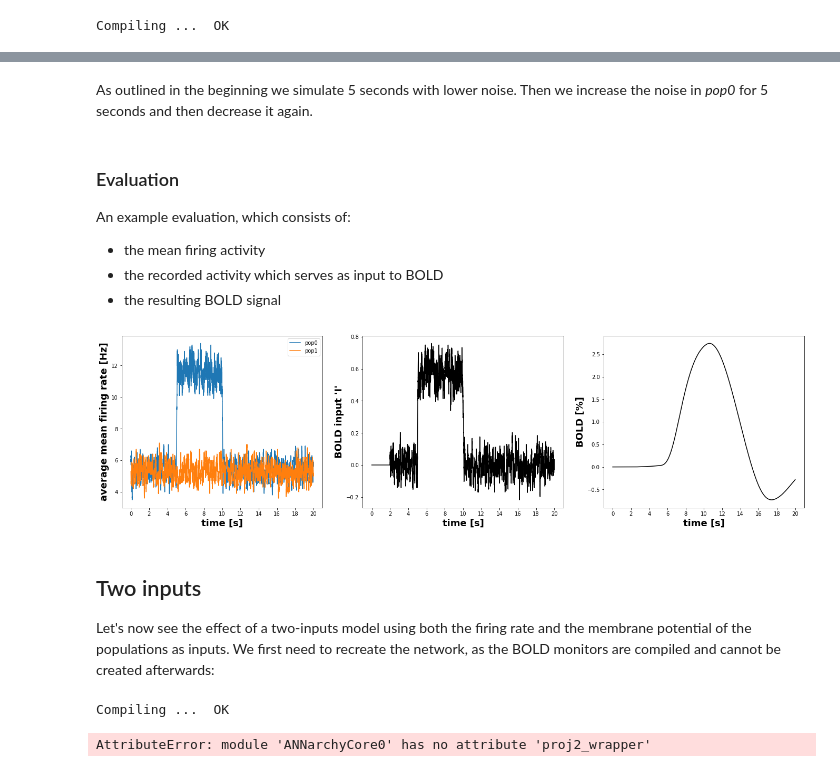
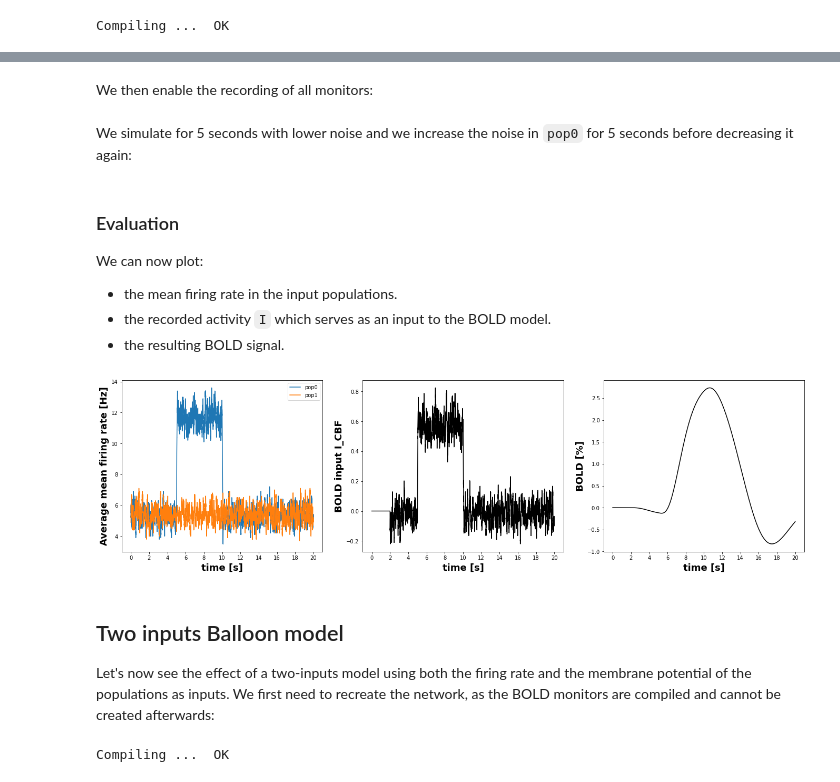
Before and after one commit to ANNarchy/ANNarchy.github.io, a Jupyter notebook: docs/example/BoldMonitoring.ipynb, the cells around one changed output, grey strips where cells are left out. Drawn from its saved outputs; the diff is of its cells as text; code cells hidden in the pictures.

```diff
--- a/docs/example/BoldMonitoring.ipynb
+++ b/docs/example/BoldMonitoring.ipynb
@@ -97,10 +105,10 @@ m_bold = BoldMonitor(
 
     bold_model = balloon_RN(),                # BOLD model to use (default is balloon_RN)
 
-    mapping = {'I': 'r'},
+    mapping = {'I_CBF': 'r'},
 
     normalize_input = 2000,                   # time window to compute baseline. It should be a multiple of the window used for the mean firing rate.
 
-    recorded_variables = ["I", "BOLD"]        # we want to analyze the BOLD input
+    recorded_variables = ["I_CBF", "BOLD"]        # we want to analyze the BOLD input
 )
 # %% [markdown]
@@ -121,10 +127,12 @@ Then we enable the recording of all monitors which we disabled on creation as we
+# %% [markdown]
+We then enable the recording of all monitors:
 # %%
 # Start recording
 mon_pop0.start()
 mon_pop1.start()
 m_bold.start()
 # %% [markdown]
-As outlined in the beginning we simulate 5 seconds with lower noise. Then we increase the noise in *pop0* for 5 seconds and then decrease it again.
+We simulate for 5 seconds with lower noise and we increase the noise in `pop0` for 5 seconds before decreasing it again:
 # %%
 # we manipulate the noise for the half of the neurons
 simulate(5000)      # 5s with low noise
@@ -137,53 +145,53 @@ simulate(10000)     # 10s with low noise
 mean_fr1 = np.mean(mon_pop0.get("r"), axis=1)
 mean_fr2 = np.mean(mon_pop1.get("r"), axis=1)
 
-input_data = m_bold.get("I")
+input_data = m_bold.get("I_CBF")
 bold_data = m_bold.get("BOLD")
 # %% [markdown]
 ### Evaluation
 
-An example evaluation, which consists of:
+We can now plot:
 
-* the mean firing activity
-* the recorded activity which serves as input to BOLD
-* the resulting BOLD signal
+* the mean firing rate in the input populations.
+* the recorded activity `I` which serves as an input to the BOLD model.
+* the resulting BOLD signal.
 # %%
 import matplotlib.pyplot as plt
 
 plt.figure(figsize=(20,6))
 grid = plt.GridSpec(1, 3, left=0.05, right=0.95)
 
 # mean firing rate
 ax1 = plt.subplot(grid[0, 0])
 
 ax1.plot(mean_fr1, label="pop0")
 ax1.plot(mean_fr2, label="pop1")
 plt.legend()
-ax1.set_ylabel("average mean firing rate [Hz]", fontweight="bold", fontsize=18)
+ax1.set_ylabel("Average mean firing rate [Hz]", fontweight="bold", fontsize=18)
 
 # BOLD input signal
 ax2 = plt.subplot(grid[0, 1])
 
 ax2.plot(input_data, color="k")
-ax2.set_ylabel("BOLD input 'I'", fontweight="bold", fontsize=18)
+ax2.set_ylabel("BOLD input I_CBF", fontweight="bold", fontsize=18)
 
 # BOLD output signal
 ax3 = plt.subplot(grid[0, 2])
 
 ax3.plot(bold_data*100.0, color="k")
 ax3.set_ylabel("BOLD [%]", fontweight="bold", fontsize=18)
 
 # x-axis labels as seconds
 for ax in [ax1, ax2, ax3]:
     ax.set_xticks(np.arange(0,21,2)*1000)
     ax.set_xticklabels(np.arange(0,21,2))
     ax.set_xlabel("time [s]", fontweight="bold", fontsize=18)
 
 plt.show()
 # %% [output]
-[figure, old version]
+[figure, new version]
 # %% [markdown]
-## Two inputs
+## Two inputs Balloon model
 
 Let's now see the effect of a two-inputs model using both the firing rate and the membrane potential of the populations as inputs. We first need to recreate the network, as the BOLD monitors are compiled and cannot be created afterwards:
 # %%
@@ -210,19 +218,18 @@ m_bold = BoldMonitor(
 
     bold_model = balloon_two_inputs(),        # BOLD model to use
 
-    # mean firing rate as source variable coupled to the input variable I_f
-    # membrane potential as source variable coupled to the input variable I_r
-    mapping={'I_f': 'r','I_r': 'v'},
+    # mean firing rate as source variable coupled to the input variable I_CBF
+    # membrane potential as source variable coupled to the input variable I_CMRO2
+    mapping={'I_CBF': 'r','I_CMRO2': 'v'},
 
     normalize_input=2000,                   # time window to compute the baseline
 
-    recorded_variables=["I_f", "I_r", "BOLD"] # we want to analyze the BOLD model input
+    recorded_variables=["I_CBF", "I_CMRO2", "BOLD"] # we want to analyze the BOLD model input
 )
 
 compile()
 # %% [output]
 Compiling ...  OK
-AttributeError: module 'ANNarchyCore0' has no attribute 'proj2_wrapper'
 # %%
 # Ramp up time
 simulate(1000)
```
Also changed, not shown: parts of 9 cells of this notebook, 17 other files.
